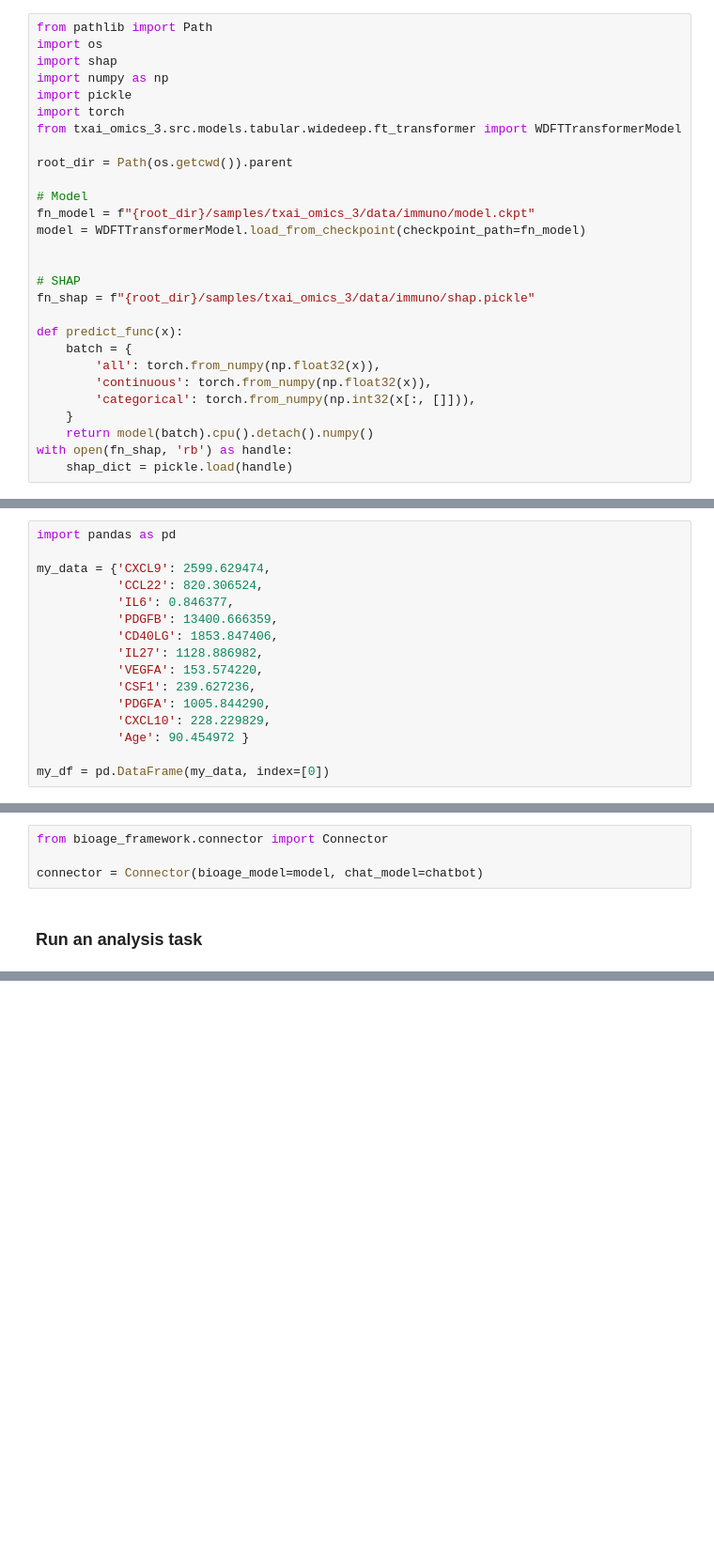
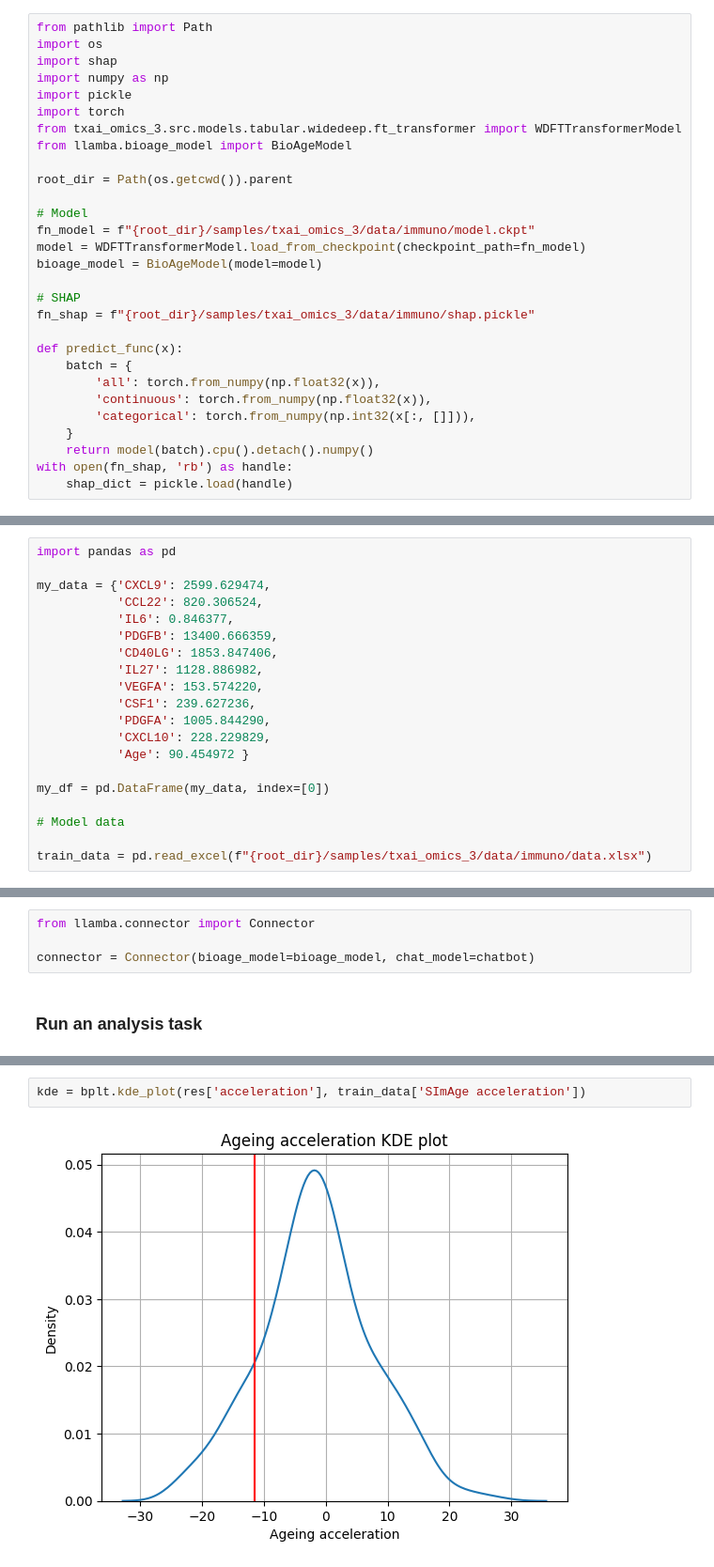
Before and after one commit to mike-live/llamba, a Jupyter notebook: samples/sample_analysis.ipynb, the cells around one changed output, grey strips where cells are left out. Shown: that part at 94% size. Drawn from its saved outputs; the diff is of its cells as text; blank space fills up the shorter version.

```diff
--- a/samples/sample_analysis.ipynb
+++ b/samples/sample_analysis.ipynb
@@ -22,13 +26,14 @@ import numpy as np
 import pickle
 import torch
 from txai_omics_3.src.models.tabular.widedeep.ft_transformer import WDFTTransformerModel
+from llamba.bioage_model import BioAgeModel
 
 root_dir = Path(os.getcwd()).parent
 
 # Model
 fn_model = f"{root_dir}/samples/txai_omics_3/data/immuno/model.ckpt"
 model = WDFTTransformerModel.load_from_checkpoint(checkpoint_path=fn_model)
-
+bioage_model = BioAgeModel(model=model)
 
 # SHAP
 fn_shap = f"{root_dir}/samples/txai_omics_3/data/immuno/shap.pickle"
@@ -62,12 +67,16 @@ my_data = {'CXCL9': 2599.629474,
            'Age': 90.454972 }
 
 my_df = pd.DataFrame(my_data, index=[0])
+
+# Model data
+
+train_data = pd.read_excel(f"{root_dir}/samples/txai_omics_3/data/immuno/data.xlsx")
 # %% [markdown]
 ### Initialize a connector
 # %%
-from bioage_framework.connector import Connector
+from llamba.connector import Connector
 
-connector = Connector(bioage_model=model, chat_model=chatbot)
+connector = Connector(bioage_model=bioage_model, chat_model=chatbot)
 # %% [markdown]
 ### Run an analysis task
 # %%
@@ -85 +94,5 @@ CD40LG: 9.55185262067581
 Hmm, I am not sure.
+# %%
+kde = bplt.kde_plot(res['acceleration'], train_data['SImAge acceleration'])
+# %% [output]
+[figure, added]
```
Also changed, not shown: parts of 5 cells of this notebook, 10 other files.
